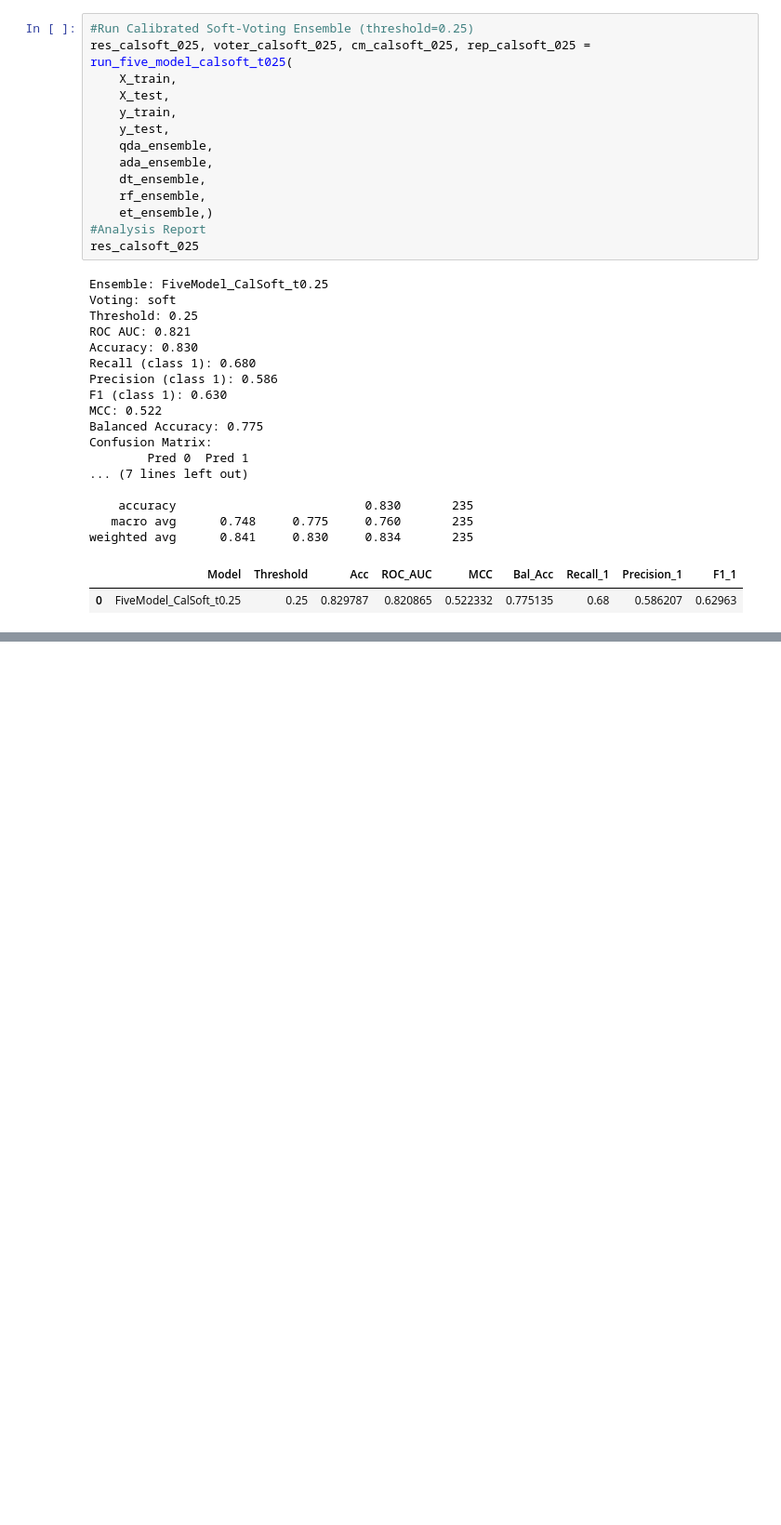
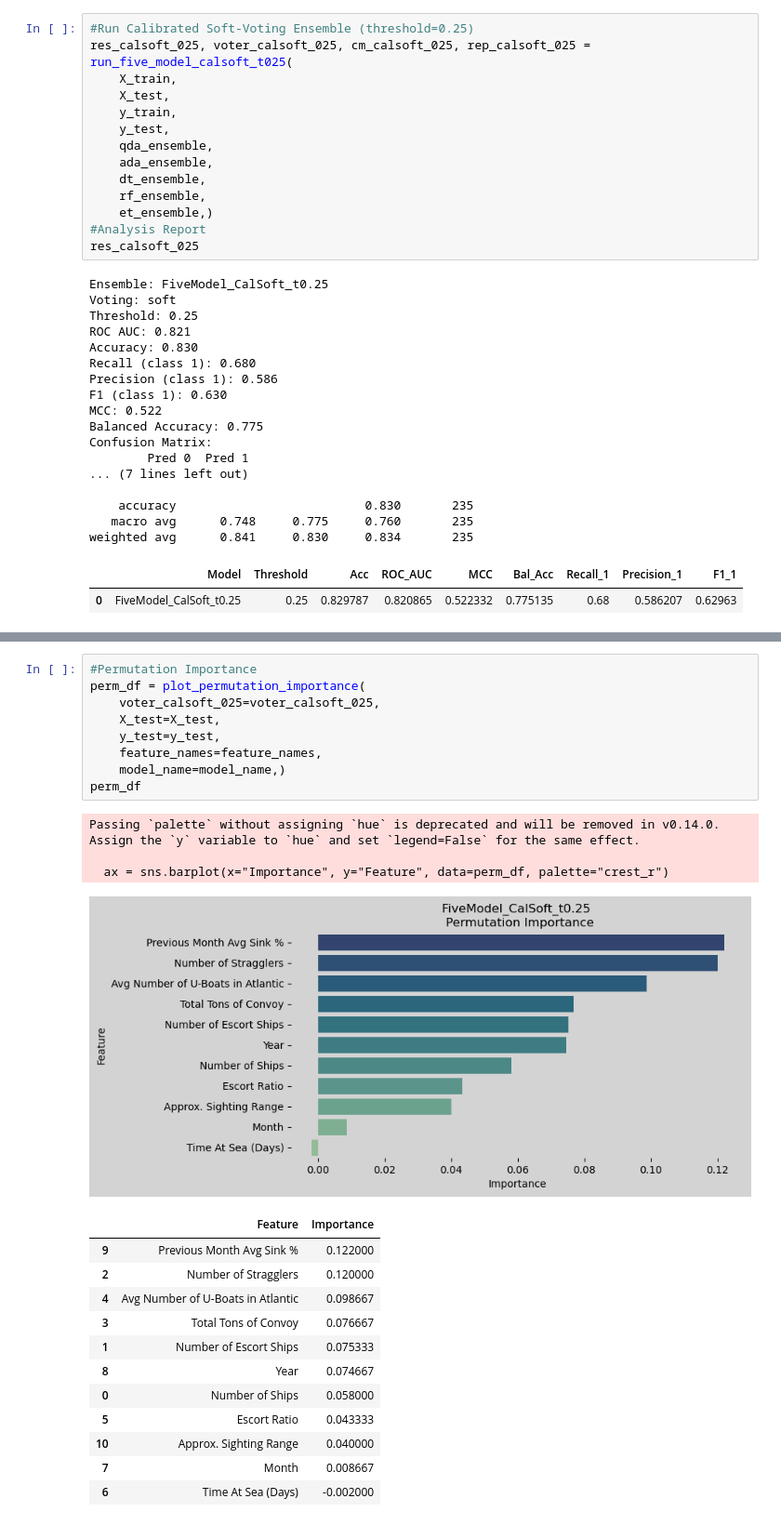
Before and after one commit to MAP9900/Convoy-Predictor-Project, a Jupyter notebook: notebooks/models/Results.ipynb, the cells around one changed output, grey strips where cells are left out. Shown at 93% size. Cells and saved outputs as stored; diff of their text form; blank space fills up the shorter version.

```diff
--- a/notebooks/models/Results.ipynb
+++ b/notebooks/models/Results.ipynb
@@ -150,0 +190,26 @@ plot_roc_curve(fpr, tpr, ROC_AUC, model_name=model_name)
+# %%
+#Permutation Importance
+perm_df = plot_permutation_importance(
+    voter_calsoft_025=voter_calsoft_025,
+    X_test=X_test,
+    y_test=y_test,
+    feature_names=feature_names,
+    model_name=model_name,)
+perm_df
+# %% [output]
+Passing `palette` without assigning `hue` is deprecated and will be removed in v0.14.0. Assign the `y` variable to `hue` and set `legend=False` for the same effect.
+
+  ax = sns.barplot(x="Importance", y="Feature", data=perm_df, palette="crest_r")
+[figure, added]
+|  | Feature | Importance |
+| 9 | Previous Month Avg Sink % | 0.122000 |
+| 2 | Number of Stragglers | 0.120000 |
+| 4 | Avg Number of U-Boats in Atlantic | 0.098667 |
+| 3 | Total Tons of Convoy | 0.076667 |
+| 1 | Number of Escort Ships | 0.075333 |
+| 8 | Year | 0.074667 |
+| 0 | Number of Ships | 0.058000 |
+| 5 | Escort Ratio | 0.043333 |
+| 10 | Approx. Sighting Range | 0.040000 |
+| 7 | Month | 0.008667 |
+| 6 | Time At Sea (Days) | -0.002000 |
```
Also changed, not shown: parts of 60 cells of this notebook, 30 other files.
